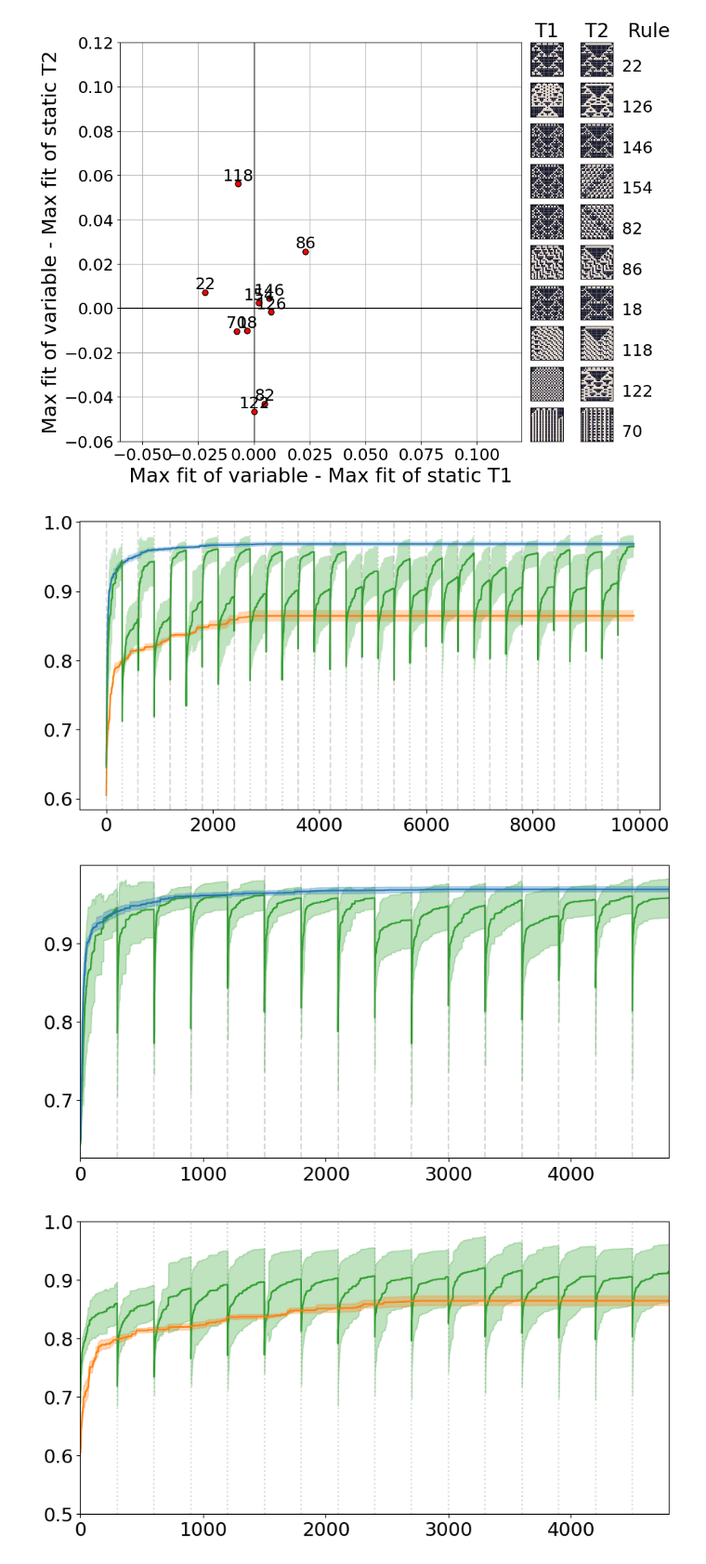
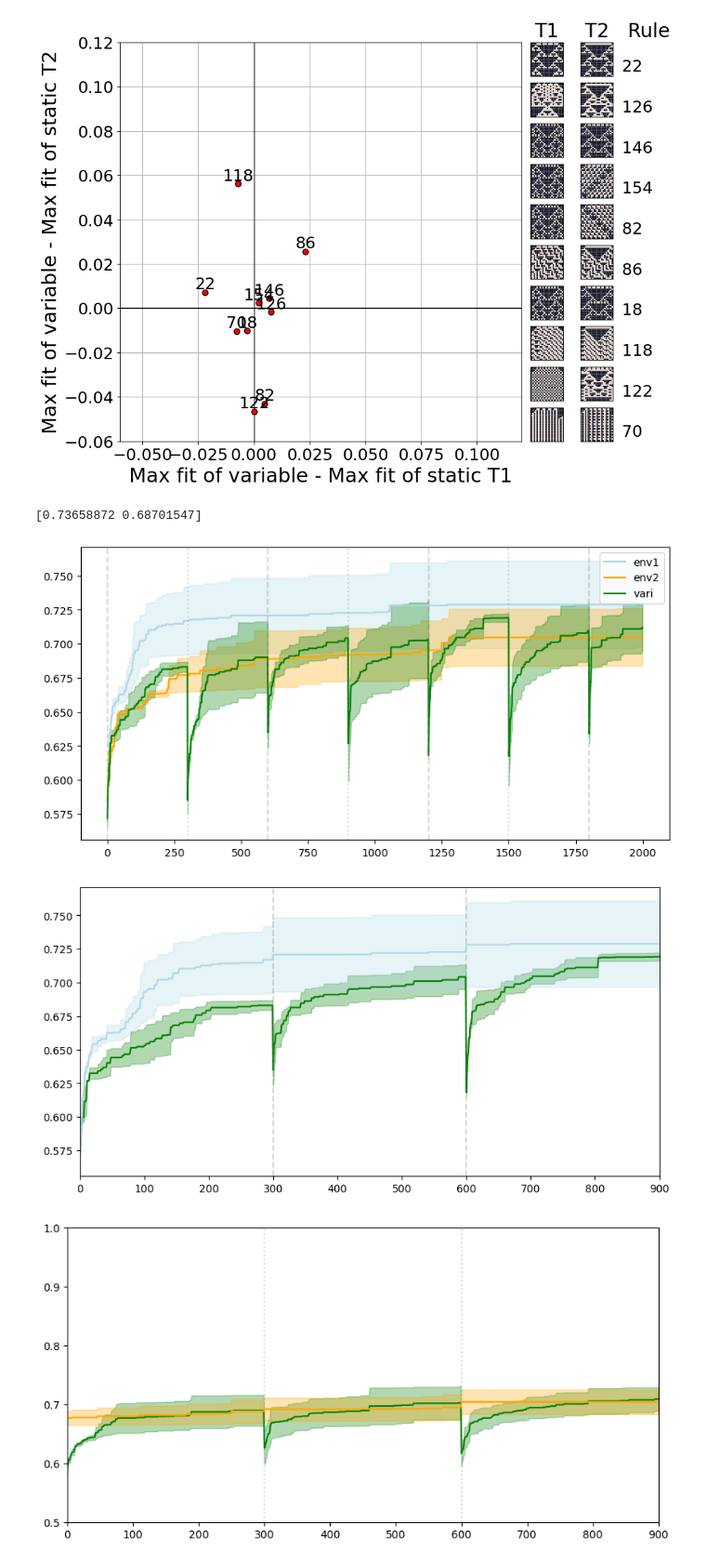
Before and after one commit to Cpetak/CA_GRN2, a Jupyter notebook: variable_maxave.ipynb, the cells around one changed output. Shown at 93% size. Drawn from its saved outputs; the diff is of its cells as text; code cells hidden in the pictures.

```diff
--- a/variable_maxave.ipynb
+++ b/variable_maxave.ipynb
@@ -100,30 +117,37 @@ plt.show()
 # %% [output]
 [figure]
 # %%
-root="~/Documents/GitHub/CA_GRN2/results_new_rules/"
+root="~/Documents/GitHub/CA_GRN2/results_testing_saving/"
 #root="~/Documents/GitHub/CA_GRN2/results_testing_L1_01_good/"
 season_len = 300
 metric = "maxfits"
-rules=[118,118]
+rule = 30
+rules=[rule,rule]
+seed_ints = [69904,149796]
+num_reps = 2
 
-vari_maxs=[np.loadtxt(os.path.expanduser(root+f"stats_{season_len}_{rules[0]}-{rules[1]}_{seed_ints[0]}-{seed_ints[1]}_{i+1}_{metric}.txt")) for i in range(5)]
+vari_maxs=[np.loadtxt(os.path.expanduser(root+f"stats_{season_len}_{rules[0]}-{rules[1]}_{seed_ints[0]}-{seed_ints[1]}_{i+1}_{metric}.txt")) for i in range(num_reps)]
 # %%
 rule = rules[0]
-all_maxs=helper.get_fits([rule,rule], seed_ints, metric, root, season_len, exprapolate=True)
+all_maxs=helper.get_fits([rule,rule], seed_ints, metric, root, season_len, num_reps, exprapolate=True)
+all_maxs=np.array(all_maxs)
 labels=["vari","env1","env2"]
+colors = ["green", "lightblue", "orange"]
 
 #plot all variable, together
 fig, ax=plt.subplots(nrows=1,ncols=1, figsize=(10, 5),sharex=True) #sharey=True)
 for i,m in enumerate(all_maxs[1:]):
     mean1 = np.mean(m, axis=0)
-    stderr1 = np.std(m, axis=0) / np.sqrt(len(m))
-    ax.fill_between(range(len(mean1)), mean1 - stderr1, mean1 + stderr1, alpha=0.3)
-    ax.plot(mean1, "-", label=labels[i])
+    stderr1 = np.std(m, axis=0) / np.sqrt(num_reps)
+    ax.fill_between(range(len(mean1)), mean1 - stderr1, mean1 + stderr1, alpha=0.3, color = colors[1:][i])
+    ax.plot(mean1, "-", label=labels[1:][i], color = colors[1:][i])
 m=vari_maxs #all_maxs[0]
 mean1 = np.mean(m, axis=0)
-stderr1 = np.std(m, axis=0) #/ np.sqrt(len(m))
-ax.fill_between(range(len(mean1)), mean1 - stderr1, mean1 + stderr1, alpha=0.3)
-ax.plot(mean1, "-")
+stderr1 = np.std(m, axis=0) / np.sqrt(num_reps)
+ax.fill_between(range(len(mean1)), mean1 - stderr1, mean1 + stderr1, alpha=0.3,color=colors[0])
+ax.plot(mean1, "-", label= labels[0], color=colors[0])
+#ax.set_xlim(1000,1700)
+ax.legend()
 for j in range(0, len(mean1), season_len):
     if j % (season_len * 2) == 0:
         ax.axvline(j, linestyle="--", color="gray", alpha=0.3)
@@ -149,49 +173,54 @@ plt.show()
 '''
 
 #chunk it up!
-season1, season2, _, _ = helper.chunker_plotting(mean1, season_len = 300)
+season1, season2, chunked_gens1, chunked_gens2 = helper.chunker_plotting(mean1, season_len = 300)
 season1 = np.reshape(season1, (season1.shape[0]*season1.shape[1]))
 season2 = np.reshape(season2, (season2.shape[0]*season2.shape[1]))
 
 season1_std, season2_std, _, _ = helper.chunker_plotting(stderr1, season_len = 300)
 season1_std = np.reshape(season1_std, (season1_std.shape[0]*season1_std.shape[1]))
 season2_std = np.reshape(season2_std, (season2_std.shape[0]*season2_std.shape[1]))
 
+#chunk the statics too
+chunked_gens1 = np.array([x for xs in chunked_gens1 for x in xs])
+chunked_gens2 = np.array([x for xs in chunked_gens2 for x in xs])
+
 fig, ax=plt.subplots(nrows=1,ncols=1, figsize=(10, 5),sharex=True) #sharey=True)
-ax.plot(season1,color="C2")
-ax.fill_between(range(len(season1)), season1 - season1_std, season1 + season1_std, alpha=0.3,color="C2")
+ax.plot(season1,color=colors[0])
+ax.fill_between(range(len(season1)), season1 - season1_std, season1 + season1_std, alpha=0.3,color=colors[0])
 for j in range(0, len(season1), season_len):
     if j % (season_len * 2) == 0:
         ax.axvline(j, linestyle="--", color="gray", alpha=0.3)
     else:
         ax.axvline(j, linestyle="--", color="gray", alpha=0.3)
-mean1 = np.mean(all_maxs[1], axis=0)
-stderr1 = np.std(all_maxs[1], axis=0) / np.sqrt(len(all_maxs[1]))
-ax.fill_between(range(len(mean1)), mean1 - stderr1, mean1 + stderr1, alpha=0.3, color = "C0")
-ax.plot(mean1, "-", label=labels[1], color = "C0")
+mean1 = np.mean(all_maxs[1][:, chunked_gens1], axis=0) #all reps, only chunked gens
+stderr1 = np.std(all_maxs[1][:, chunked_gens1], axis=0) / np.sqrt(num_reps)
+ax.fill_between(range(len(mean1)), mean1 - stderr1, mean1 + stderr1, alpha=0.3, color = colors[1])
+ax.plot(mean1, "-", label=labels[1], color = colors[1])
 plt.xlim(0, len(season1))
 plt.show()
 
 fig, ax=plt.subplots(nrows=1,ncols=1, figsize=(10, 5),sharex=True) #sharey=True)
-ax.plot(season2,color="C2")
-ax.fill_between(range(len(season2)), season2 - season2_std, season2 + season2_std, alpha=0.3,color="C2")
+ax.plot(season2,color=colors[0])
+ax.fill_between(range(len(season2)), season2 - season2_std, season2 + season2_std, alpha=0.3,color=colors[0])
 for j in range(0, len(season2), season_len):
     if j % (season_len * 2) == 0:
         ax.axvline(j, linestyle=":", color="gray", alpha=0.3)
     else:
         ax.axvline(j, linestyle=":", color="gray", alpha=0.3)
-mean1 = np.mean(all_maxs[2], axis=0)
-stderr1 = np.std(all_maxs[2], axis=0) / np.sqrt(len(all_maxs[2]))
-ax.fill_between(range(len(mean1)), mean1 - stderr1, mean1 + stderr1, alpha=0.3, color = "C1")
-ax.plot(mean1, "-", label=labels[2], color = "C1")
+mean1 = np.mean(all_maxs[2][:, chunked_gens2], axis=0)
+stderr1 = np.std(all_maxs[2][:, chunked_gens2], axis=0) / np.sqrt(num_reps)
+ax.fill_between(range(len(mean1)), mean1 - stderr1, mean1 + stderr1, alpha=0.3, color = colors[2])
+ax.plot(mean1, "-", label=labels[2], color = colors[2])
 plt.xlim(0, len(season1))
 
 
 plt.ylim(0.5,1)
 plt.show()
 # %% [output]
+[0.73658872 0.68701547]
-[figure, old version]
+[figure, new version]
-[figure, old version]
+[figure, new version]
-[figure, old version]
+[figure, new version]
 # %%
 root = "~/Documents/GitHub/CA_GRN2/results_testing_saving/"
```
Also changed, not shown: parts of 4 cells of this notebook, 7 other files.
